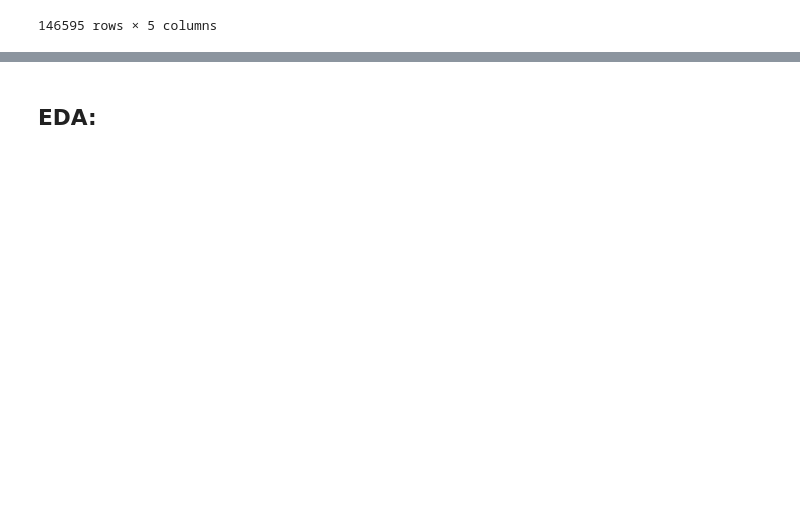
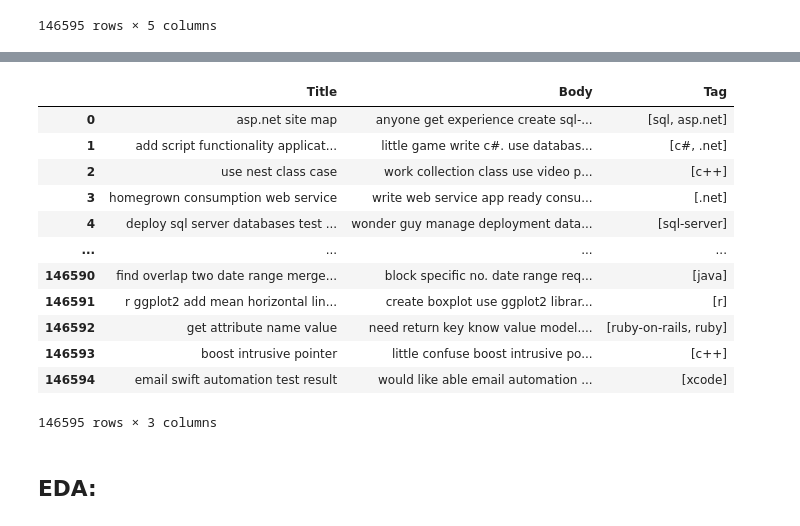
Before and after one commit to ii-varsha-ii/stackoverflow-tags-prediction, a Jupyter notebook: code/StackOverflow-Tags-Prediction-Notebook.ipynb, the cells around one changed output, grey strips where cells are left out. Saved outputs shown, nothing was run; the diff lists cells and outputs as text; code cells hidden in the pictures; blank space fills up the shorter version.

```diff
--- a/code/StackOverflow-Tags-Prediction-Notebook.ipynb
+++ b/code/StackOverflow-Tags-Prediction-Notebook.ipynb
@@ -469,0 +491,17 @@ df = new_question_df
+# %%
+merged_df.drop(columns=['QID', 'QuestionScore'], inplace=True)
+merged_df
+# %% [output]
+|  | Title | Body | Tag |
+| 0 | asp.net site map | anyone get experience create sql-... | [sql, asp.net] |
+| 1 | add script functionality applicat... | little game write c#. use databas... | [c#, .net] |
+| 2 | use nest class case | work collection class use video p... | [c++] |
+| 3 | homegrown consumption web service | write web service app ready consu... | [.net] |
+| 4 | deploy sql server databases test ... | wonder guy manage deployment data... | [sql-server] |
+| ... | ... | ... | ... |
+| 146590 | find overlap two date range merge... | block specific no. date range req... | [java] |
+| 146591 | r ggplot2 add mean horizontal lin... | create boxplot use ggplot2 librar... | [r] |
+| 146592 | get attribute name value | need return key know value model.... | [ruby-on-rails, ruby] |
+| 146593 | boost intrusive pointer | little confuse boost intrusive po... | [c++] |
+| 146594 | email swift automation test result | would like able email automation ... | [xcode] |
+146595 rows × 3 columns
```
Also changed, not shown: parts of 21 cells of this notebook, 1 other file.
